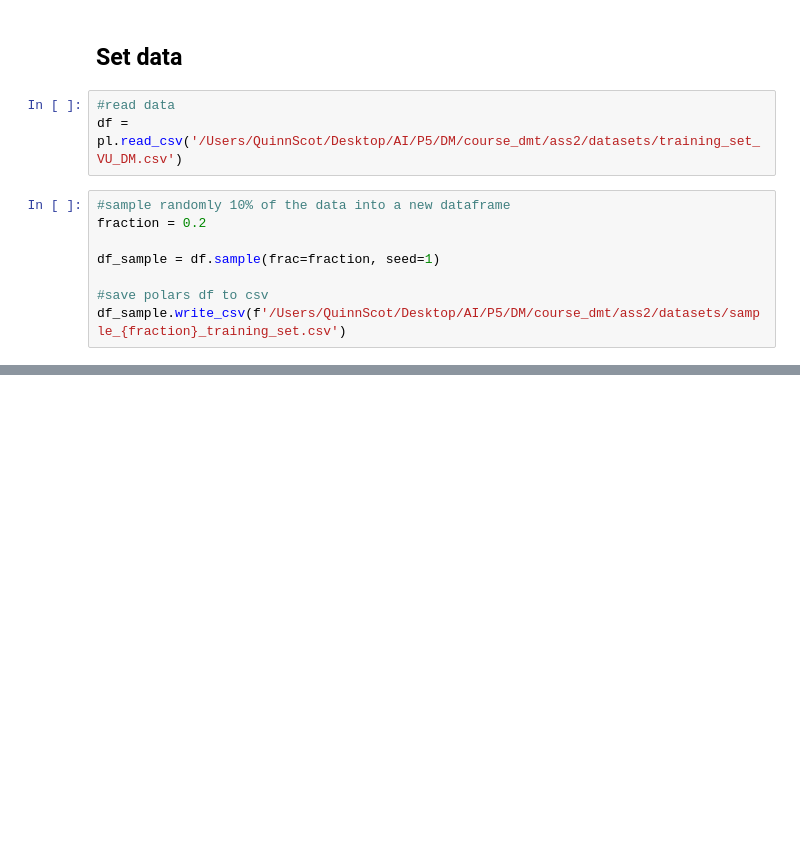
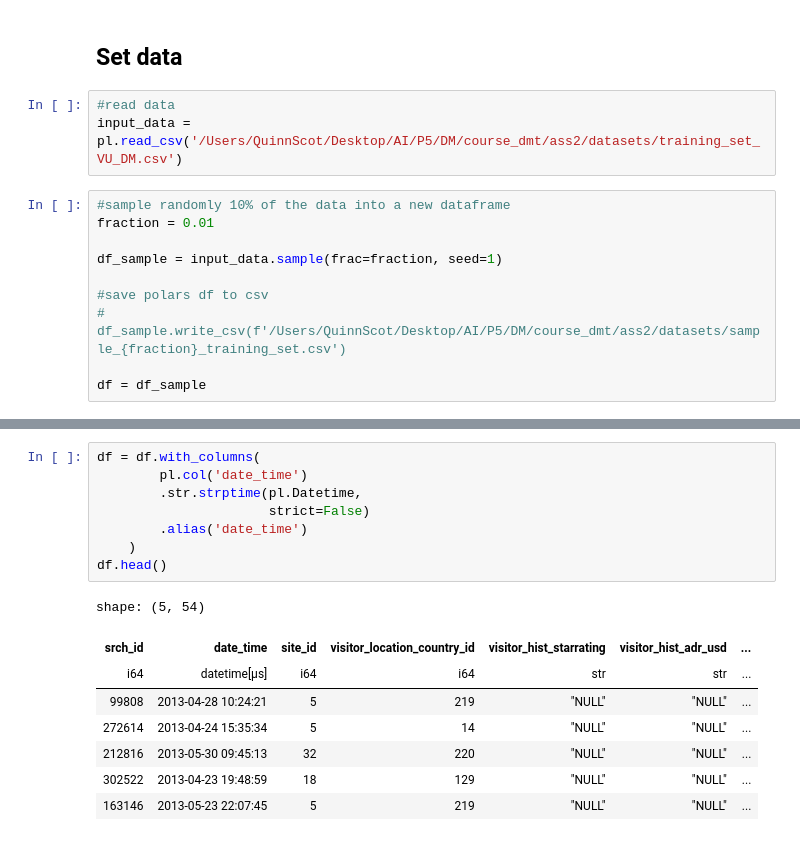
Before and after one commit to QST23/course_dmt, a Jupyter notebook: ass2/exploration/EDA_quinn.ipynb, the cells around one changed output, grey strips where cells are left out. Drawn from its saved outputs; the diff is of its cells as text; blank space fills up the shorter version.

Commit message:
basic cleaning pipeline w/ dataset

```diff
--- a/ass2/exploration/EDA_quinn.ipynb
+++ b/ass2/exploration/EDA_quinn.ipynb
@@ -12,12 +12,14 @@ import seaborn as sns
 ## Set data
 # %%
 #read data
-df = pl.read_csv('/Users/QuinnScot/Desktop/AI/P5/DM/course_dmt/ass2/datasets/training_set_VU_DM.csv')
+input_data = pl.read_csv('/Users/QuinnScot/Desktop/AI/P5/DM/course_dmt/ass2/datasets/training_set_VU_DM.csv')
 # %%
 #sample randomly 10% of the data into a new dataframe
-fraction = 0.2
+fraction = 0.01
 
-df_sample = df.sample(frac=fraction, seed=1)
+df_sample = input_data.sample(frac=fraction, seed=1)
 
 #save polars df to csv
-df_sample.write_csv(f'/Users/QuinnScot/Desktop/AI/P5/DM/course_dmt/ass2/datasets/sample_{fraction}_training_set.csv')
+# df_sample.write_csv(f'/Users/QuinnScot/Desktop/AI/P5/DM/course_dmt/ass2/datasets/sample_{fraction}_training_set.csv')
+
+df = df_sample
@@ -34,0 +38,17 @@ shape: (5, 54)
+# %%
+df = df.with_columns(
+        pl.col('date_time')
+        .str.strptime(pl.Datetime,
+                      strict=False)
+        .alias('date_time')
+    )
+df.head()
+# %% [output]
+shape: (5, 54)
+| srch_id | date_time | site_id | visitor_location_country_id | visitor_hist_starrating | visitor_hist_adr_usd | ... |
+| i64 | datetime[μs] | i64 | i64 | str | str | ... |
+| 99808 | 2013-04-28 10:24:21 | 5 | 219 | "NULL" | "NULL" | ... |
+| 272614 | 2013-04-24 15:35:34 | 5 | 14 | "NULL" | "NULL" | ... |
+| 212816 | 2013-05-30 09:45:13 | 32 | 220 | "NULL" | "NULL" | ... |
+| 302522 | 2013-04-23 19:48:59 | 18 | 129 | "NULL" | "NULL" | ... |
+| 163146 | 2013-05-23 22:07:45 | 5 | 219 | "NULL" | "NULL" | ... |
```
Also changed, not shown: parts of 3 cells of this notebook, 4 other files.
